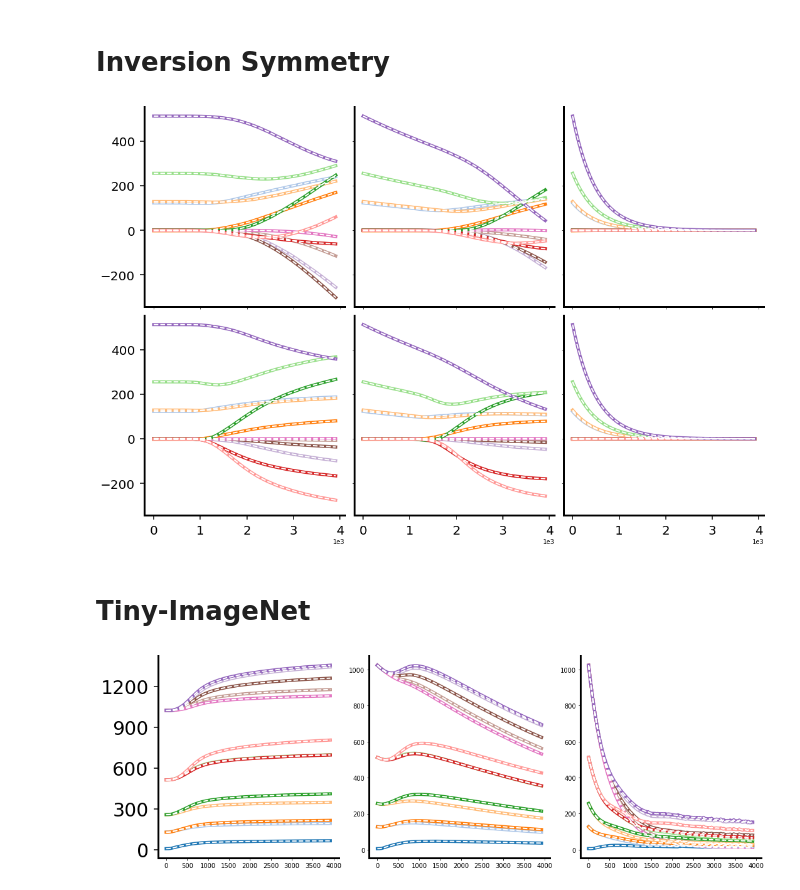
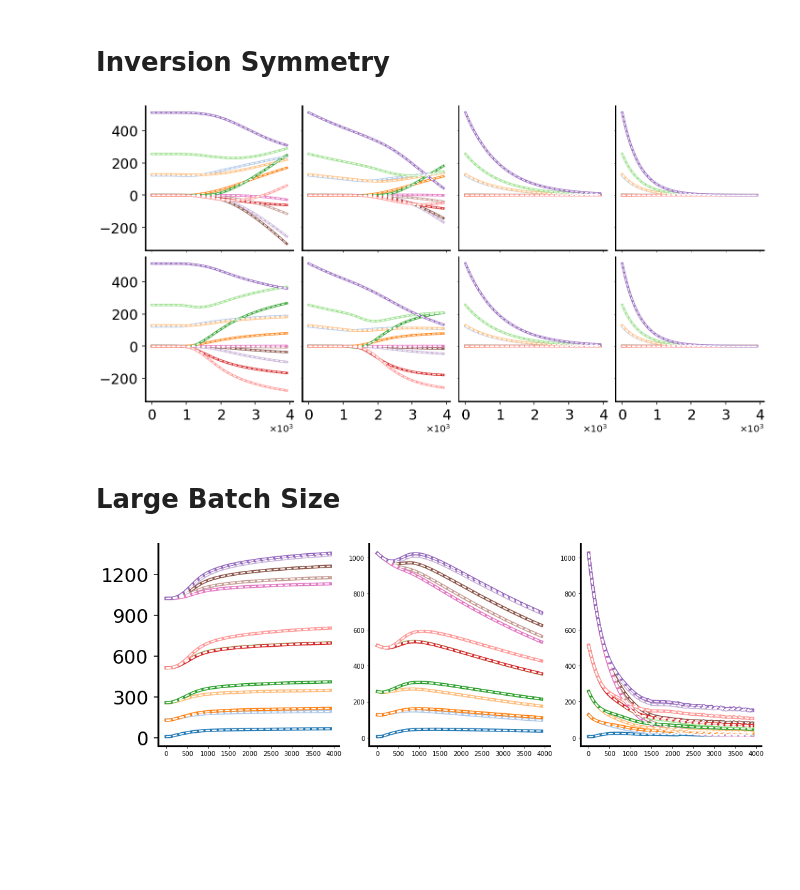
Before and after one commit to danielkunin/neural-mechanics, a Jupyter notebook: notebooks/plots.ipynb, the cells around one changed output. Saved outputs shown, nothing was run; the diff lists cells and outputs as text; code cells hidden in the pictures; blank space fills up the shorter version.

```diff
--- a/notebooks/plots.ipynb
+++ b/notebooks/plots.ipynb
@@ -148,9 +150,9 @@ args = {
     "experiment": "vgg16",
     "visualization": "translation"
 }
-fig, axs = plt.subplots(1, 3, figsize=(15, 5), sharex='col', sharey=True)
+fig, axs = plt.subplots(1, 4, figsize=(20, 5), sharex='col', sharey=True)
 for i, lr in enumerate([0.1]):
-    for j, wd in enumerate([0.0, 0.0001, 0.001]):
+    for j, wd in enumerate([0.0, 0.0001, 0.0005, 0.001]):
 
         # plot data
         ax = axs[j]
@@ -160,22 +162,24 @@ for i, lr in enumerate([0.1]):
             args['experiment'] = f"vgg16"
         args['expid'] = f"lr_{lr}_wd_{wd}"
         steps, empirical, theoretical = load(args)
-        steps = [lr * float(step) for step in steps]
+        if steps is not None:
+            steps = [lr * float(step) for step in steps]
         plot(steps, empirical, theoretical, ax, subset=10) # layer_wise=True
 
         # tick params and axis labels
         if j == 0:
             ax.tick_params(axis="y", which="both", bottom=True, top=False,
                            labelbottom=True, left=True, right=False,
-                           labelleft=True,direction='out',length=7,width=1.5,pad=8,labelsize=20)
+                           labelleft=True,direction='out',length=7,width=1.5,pad=8,labelsize=30)
             ax.yaxis.set_major_locator(plt.MaxNLocator(5))
         if i == 0:
             ax.tick_params(axis="x", which="both", bottom=True, top=False,
                            labelbottom=True, left=True, right=False,
                            labelleft=True,direction='out',length=7,width=1.5,pad=8,
-                           labelsize=20)
+                           labelsize=30)
             ax.xaxis.set_major_locator(plt.MaxNLocator(5))
-            ax.ticklabel_format(axis="x", style="sci", scilimits=(0,0))
+            ax.ticklabel_format(axis="x", style="sci", scilimits=(0,0), useMathText=True)
+            ax.xaxis.offsetText.set_fontsize(20)
 
         # boundary
         ax.spines['right'].set_visible(False)
@@ -195,34 +199,36 @@ args = {
     "experiment": "vgg16_bn",
     "visualization": "scale"
 }
-fig, axs = plt.subplots(2, 3, figsize=(15, 10), sharex='col', sharey=True)
+fig, axs = plt.subplots(2, 4, figsize=(20, 10), sharex='col', sharey=True)
 for i, lr in enumerate([0.1, 0.01]):
-    for j, wd in enumerate([0.0, 0.0001, 0.001]):
+    for j, wd in enumerate([0.0, 0.0001, 0.0005, 0.001]):
 
         # plot data
         ax = axs[i,j]
-        if lr == 0.01:
+        if lr == 0.01 and wd != 0.0005:
             args['experiment'] = f"vgg16bn_long"
         else:
             args['experiment'] = f"vgg16_bn"
         args['expid'] = f"lr_{lr}_wd_{wd}"
         steps, empirical, theoretical = load(args)
-        steps = [lr * float(step) for step in steps]
+        if steps is not None:
+            steps = [lr * float(step) for step in steps]
         plot(steps, empirical, theoretical, ax, layer_wise=True)
 
         # tick params and axis labels
         if j == 0:
             ax.tick_params(axis="y", which="both", bottom=True, top=False,
                            labelbottom=True, left=True, right=False,
-                           labelleft=True,direction='out',length=7,width=1.5,pad=8,labelsize=20)
+                           labelleft=True,direction='out',length=7,width=1.5,pad=8,labelsize=30)
             ax.yaxis.set_major_locator(plt.MaxNLocator(5))
         if i == 1:
             ax.tick_params(axis="x", which="both", bottom=True, top=False,
                            labelbottom=True, left=True, right=False,
                            labelleft=True,direction='out',length=7,width=1.5,pad=8,
-                           labelsize=20)
+                           labelsize=30)
             ax.xaxis.set_major_locator(plt.MaxNLocator(5))
-            ax.ticklabel_format(axis="x", style="sci", scilimits=(0,0))
+            ax.ticklabel_format(axis="x", style="sci", scilimits=(0,0), useMathText=True)
+            ax.xaxis.offsetText.set_fontsize(20)
 
         # boundary
         ax.spines['right'].set_visible(False)
@@ -243,48 +249,49 @@ args = {
     "expid": "lr_0.1_wd_0.0",
     "visualization": "inversion"
 }
-fig, axs = plt.subplots(2, 3, figsize=(15, 10), sharex='col', sharey=True)
+fig, axs = plt.subplots(2, 4, figsize=(20, 10), sharex='col', sharey=True)
 for i, lr in enumerate([0.1, 0.01]):
-    for j, wd in enumerate([0.0, 0.0001, 0.001]):
+    for j, wd in enumerate([0.0, 0.0001, 0.0005, 0.001]):
 
         # plot data
         ax = axs[i,j]
-        if lr == 0.01:
+        if lr == 0.01 and wd != 0.0005:
             args['experiment'] = f"vgg16_long"
         else:
             args['experiment'] = f"vgg16"
         args['expid'] = f"lr_{lr}_wd_{wd}"
         steps, empirical, theoretical = load(args)
         if steps is not None:
             steps = [lr * float(step) for step in steps]
         plot(steps, empirical, theoretical, ax, layer_wise=True)
 
         # tick params and axis labels
         if j == 0:
             ax.tick_params(axis="y", which="both", bottom=True, top=False,
                            labelbottom=True, left=True, right=False,
-                           labelleft=True,direction='out',length=7,width=1.5,pad=8,labelsize=20)
+                           labelleft=True,direction='out',length=7,width=1.5,pad=8,labelsize=30)
             ax.yaxis.set_major_locator(plt.MaxNLocator(5))
         if i == 1:
             ax.tick_params(axis="x", which="both", bottom=True, top=False,
                            labelbottom=True, left=True, right=False,
                            labelleft=True,direction='out',length=7,width=1.5,pad=8,
-                           labelsize=20)
+                           labelsize=30)
             ax.xaxis.set_major_locator(plt.MaxNLocator(5))
-            ax.ticklabel_format(axis="x", style="sci", scilimits=(0,0))
+            ax.ticklabel_format(axis="x", style="scientific", scilimits=(0,0), useMathText=True)
+            ax.xaxis.offsetText.set_fontsize(20)
 
         # boundary
         ax.spines['right'].set_visible(False)
         ax.spines['top'].set_visible(False)
         for dir in ["top", "bottom", "right", "left"]:
             ax.spines[dir].set_linewidth(3)
 
 plt.tight_layout()
 plt.savefig("inversion.pdf")
 # %% [output]
-[figure, old version]
+[figure, new version]
-# %% [markdown]
-# Tiny-ImageNet
+# %% [markdown]
+# Large Batch Size
 # %%
 args = {
     "save-dir": "/mnt/fs4/kunin/neural-mechanics/results",
```
Also changed, not shown: parts of 4 cells of this notebook.
